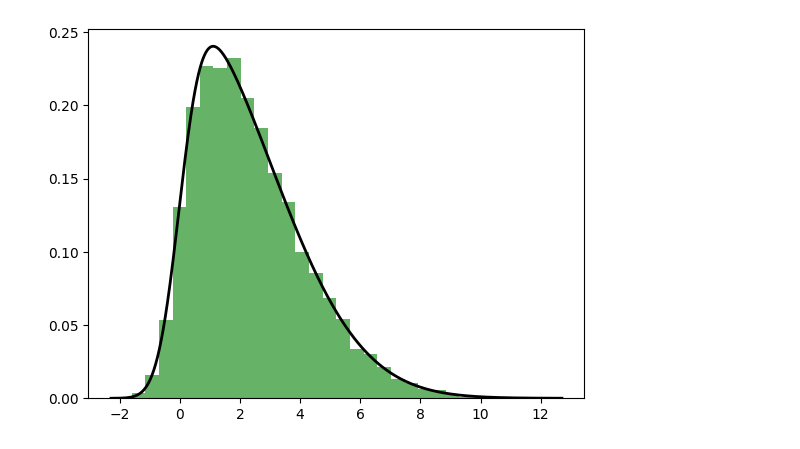
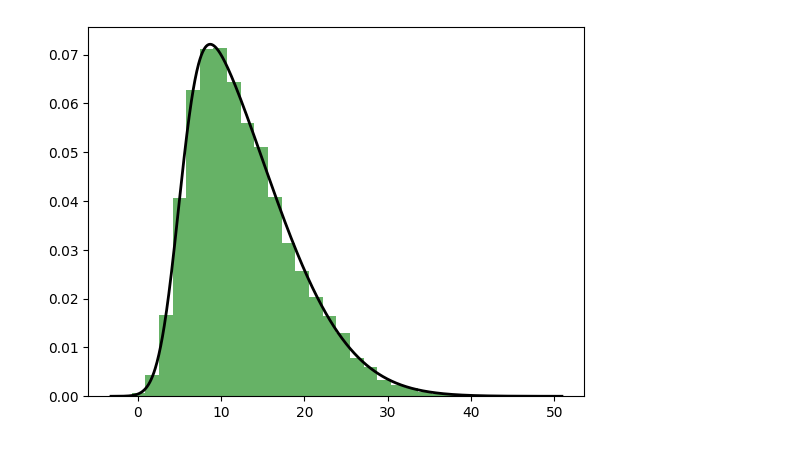
Before and after one commit to sssstforest/Skew-Normal-Distribution-Parameter-Estimator, a Jupyter notebook: TensorflowImplementation.ipynb, the cells around one changed output. Drawn from its saved outputs; the diff is of its cells as text; code cells hidden in the pictures.

```diff
--- a/TensorflowImplementation.ipynb
+++ b/TensorflowImplementation.ipynb
@@ -6,8 +6,8 @@ import tensorflow as tf
 
 # Define the number of samples, the location, the scale, and the skewness
 num_samples = 10000
-mu_data = 0.0  # location (mean)
-sd_data = 3.0  # scale (standard deviation)
+mu_data = 5.0  # location (mean)
+sd_data = 10.0  # scale (standard deviation)
 alpha_data = 5.0  # skewness (negative value means left skew, positive means right skew)
 
 # Generate samples from the skew normal distribution
@@ -31,4 +31,4 @@ To enable the following instructions: AVX2 FMA, in other operations, rebuild Ten
-[figure, old version]
+[figure, new version]
 # %%
 class MyDense(tf.keras.layers.Layer):
     def __init__(self, units, activation=None, **kwargs):
```
Also changed, not shown: parts of 18 cells of this notebook.
